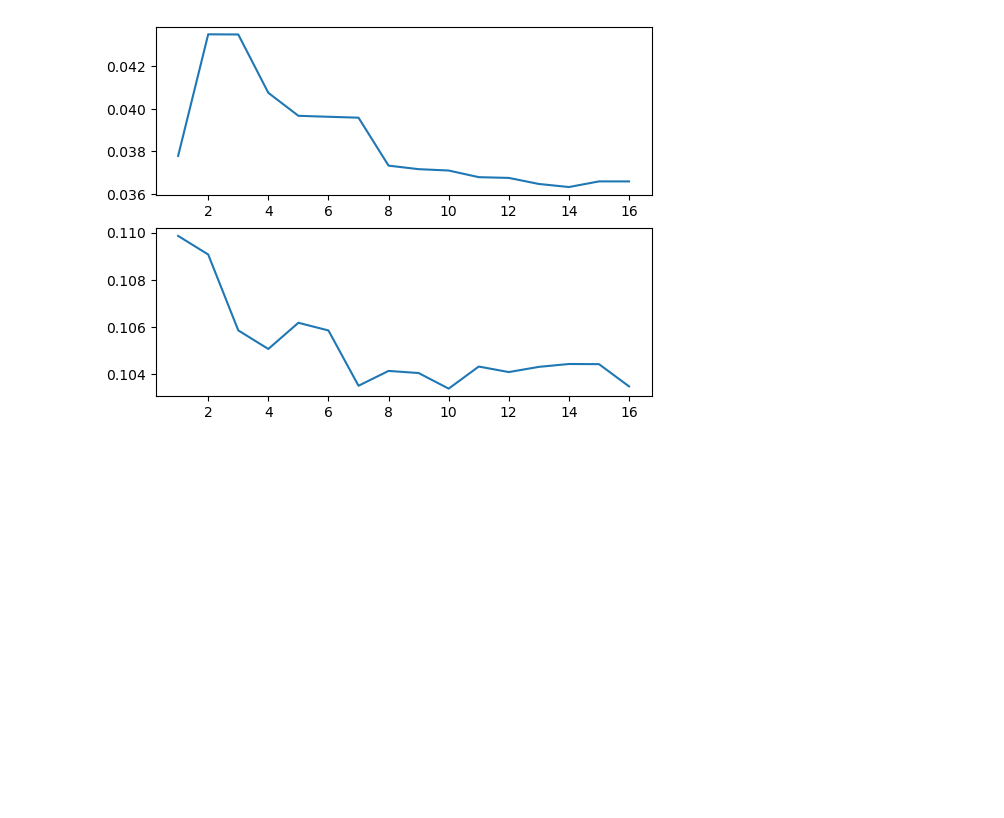
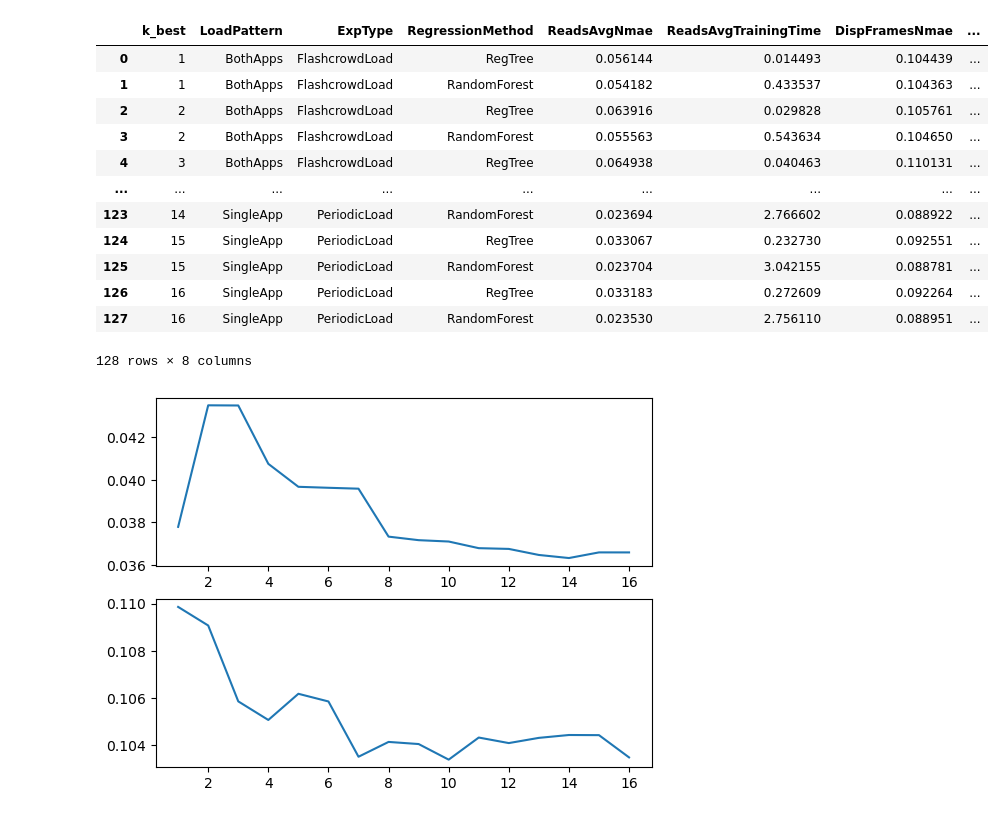
Before and after one commit to DaviVilarinho/ic-intervalo-qos, a Jupyter notebook: experiment_on_univariate.ipynb, the cells around one changed output. Drawn from its saved outputs; the diff is of its cells as text; code cells hidden in the pictures; blank space fills up the shorter version.

```diff
--- a/experiment_on_univariate.ipynb
+++ b/experiment_on_univariate.ipynb
@@ -1,4 +1,20 @@
 # %%
 import pandas as pd
 univariate_results = pd.read_csv('univariate_experiment/2023-10-28T15:32:10/table_iv.csv', index_col=0)
+# %%
+univariate_results
+# %% [output]
+|  | k_best | LoadPattern | ExpType | RegressionMethod | ReadsAvgNmae | ReadsAvgTrainingTime | DispFramesNmae | ... |
+| 0 | 1 | BothApps | FlashcrowdLoad | RegTree | 0.056144 | 0.014493 | 0.104439 | ... |
+| 1 | 1 | BothApps | FlashcrowdLoad | RandomForest | 0.054182 | 0.433537 | 0.104363 | ... |
+| 2 | 2 | BothApps | FlashcrowdLoad | RegTree | 0.063916 | 0.029828 | 0.105761 | ... |
+| 3 | 2 | BothApps | FlashcrowdLoad | RandomForest | 0.055563 | 0.543634 | 0.104650 | ... |
+| 4 | 3 | BothApps | FlashcrowdLoad | RegTree | 0.064938 | 0.040463 | 0.110131 | ... |
+| ... | ... | ... | ... | ... | ... | ... | ... | ... |
+| 123 | 14 | SingleApp | PeriodicLoad | RandomForest | 0.023694 | 2.766602 | 0.088922 | ... |
+| 124 | 15 | SingleApp | PeriodicLoad | RegTree | 0.033067 | 0.232730 | 0.092551 | ... |
+| 125 | 15 | SingleApp | PeriodicLoad | RandomForest | 0.023704 | 3.042155 | 0.088781 | ... |
+| 126 | 16 | SingleApp | PeriodicLoad | RegTree | 0.033183 | 0.272609 | 0.092264 | ... |
+| 127 | 16 | SingleApp | PeriodicLoad | RandomForest | 0.023530 | 2.756110 | 0.088951 | ... |
+128 rows × 8 columns
 # %%
```
Also changed, not shown: parts of 2 cells of this notebook, 3 other files.
